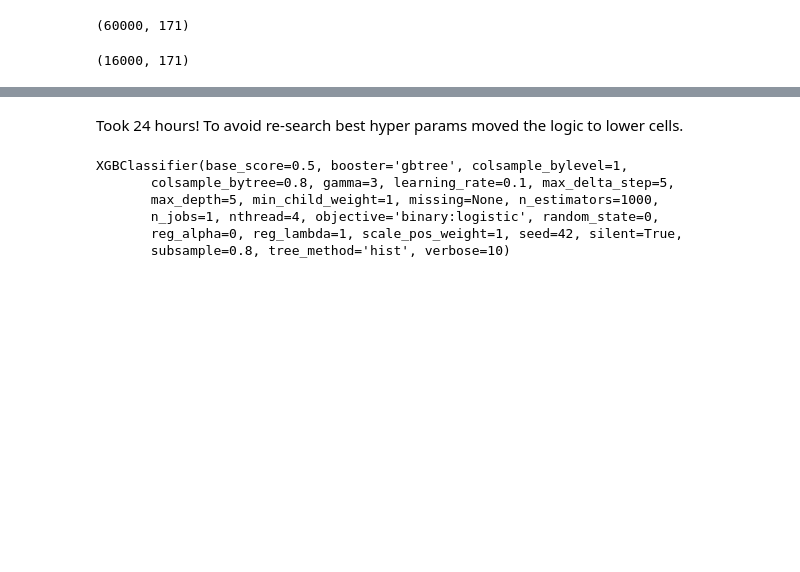
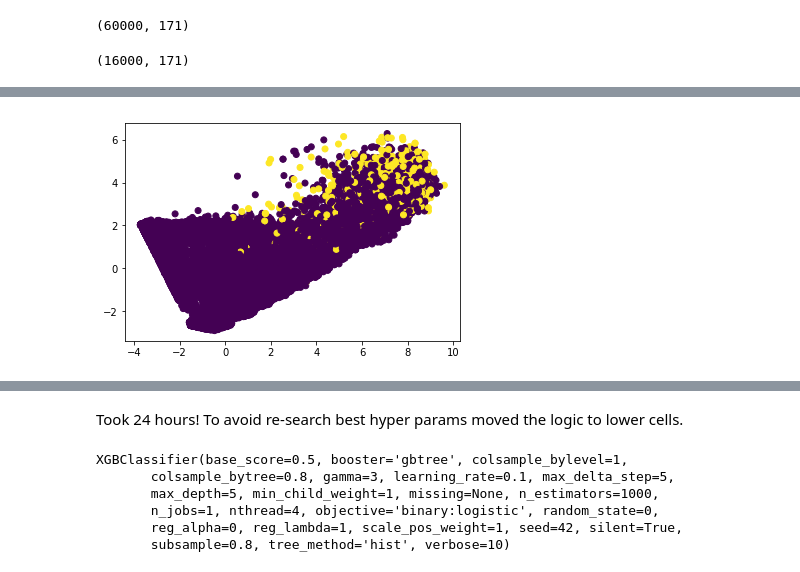
Before and after one commit to HajimeK/machine-learning, a Jupyter notebook: projects/capstone/capstone.ipynb, the cells around one changed output, grey strips where cells are left out. Cells and saved outputs as stored; diff of their text form; code cells hidden in the pictures; blank space fills up the shorter version.

```diff
--- a/projects/capstone/capstone.ipynb
+++ b/projects/capstone/capstone.ipynb
@@ -76,0 +97,5 @@ plt.show()
+# %%
+plt.scatter(reduced_data[:,0], reduced_data[:,1], c=y)
+plt.show()
+# %% [output]
+[figure, added]
```
Also changed, not shown: parts of 18 cells of this notebook, 1 other file.
